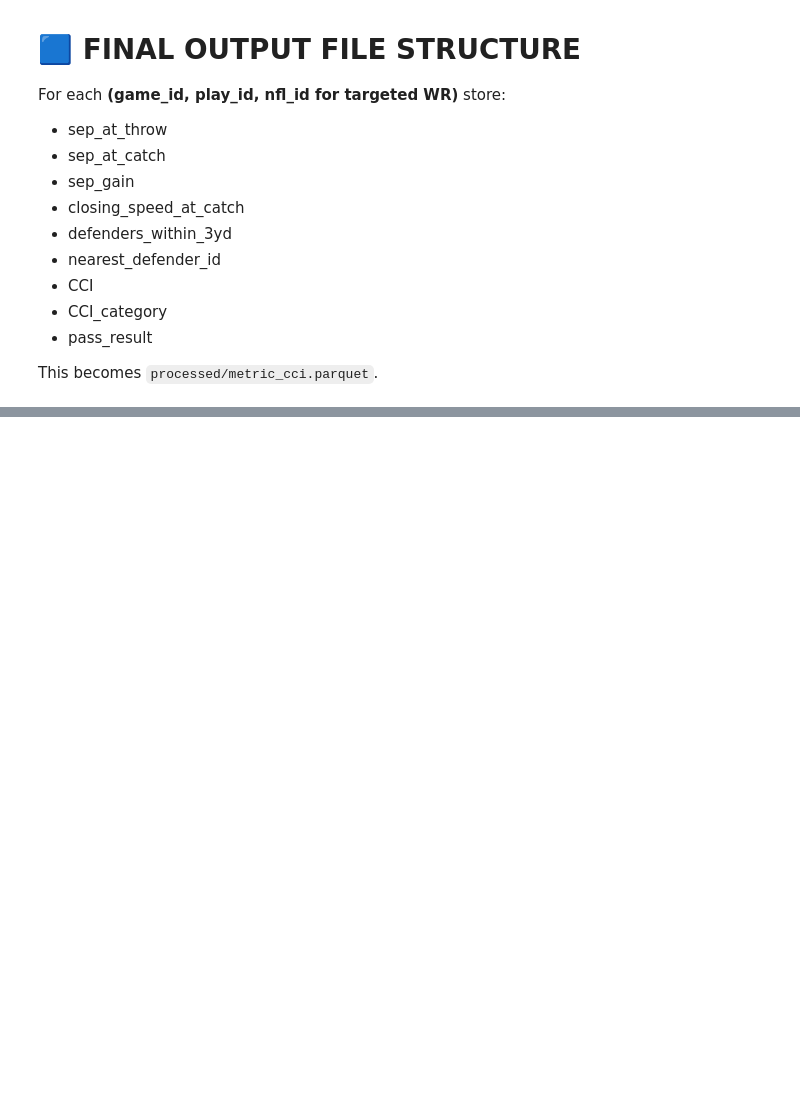
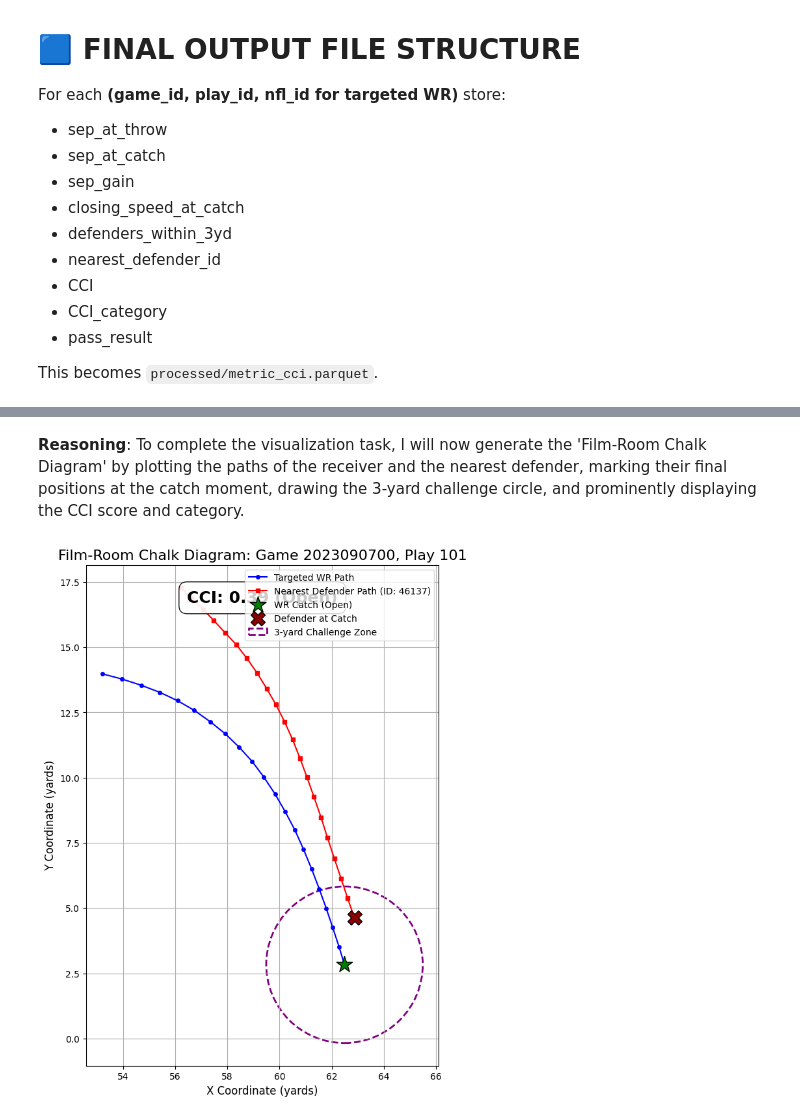
Before and after one commit to muma005/nfl-ball-flight-analysis, a Jupyter notebook: notebooks/04_metric_contested_catch.ipynb, the cells around one changed output, grey strips where cells are left out. Saved outputs shown, nothing was run; the diff lists cells and outputs as text; code cells hidden in the pictures; blank space fills up the shorter version.

```diff
--- a/notebooks/04_metric_contested_catch.ipynb
+++ b/notebooks/04_metric_contested_catch.ipynb
@@ -256,0 +785,35 @@ This becomes `processed/metric_cci.parquet`.
+# %% [markdown]
+**Reasoning**:
+To complete the visualization task, I will now generate the 'Film-Room Chalk Diagram' by plotting the paths of the receiver and the nearest defender, marking their final positions at the catch moment, drawing the 3-yard challenge circle, and prominently displaying the CCI score and category.
+# %%
+fig, ax = plt.subplots(figsize=(12, 10))
+
+# Plot WR path (blue)
+ax.plot(wr_path_data['x'], wr_path_data['y'], color='blue', linestyle='-', marker='o', markersize=4, label='Targeted WR Path')
+
+# Plot DB path (red)
+ax.plot(defender_path_data['x'], defender_path_data['y'], color='red', linestyle='-', marker='s', markersize=4, label=f'Nearest Defender Path (ID: {int(nearest_defender_id)})')
+
+# Plot WR catch location
+ax.scatter(wr_catch_data['x'], wr_catch_data['y'], color=get_cci_color(selected_cci_category), marker='*', s=350, label=f'WR Catch ({selected_cci_category})', edgecolor='black', zorder=5)
+
+# Plot DB location at catch
+ax.scatter(def_catch_data['x'], def_catch_data['y'], color='darkred', marker='X', s=250, label='Defender at Catch', edgecolor='black', zorder=5)
+
+# Draw 3-yard challenge circle around WR catch location
+challenge_circle = patches.Circle((wr_catch_data['x'], wr_catch_data['y']), radius=3, edgecolor='purple', facecolor='none', linestyle='--', linewidth=2, label='3-yard Challenge Zone')
+ax.add_patch(challenge_circle)
+
+# Add CCI label prominently
+ax.text(0.5, 0.95, f'CCI: {cci_value:.2f} ({selected_cci_category})', transform=ax.transAxes, fontsize=18, fontweight='bold', ha='center',
+        bbox=dict(facecolor='white', alpha=0.9, edgecolor='black', boxstyle='round,pad=0.5'), verticalalignment='top')
+
+ax.set_title(f'Film-Room Chalk Diagram: Game {selected_game_id}, Play {selected_play_id}', fontsize=16)
+ax.set_xlabel('X Coordinate (yards)', fontsize=12)
+ax.set_ylabel('Y Coordinate (yards)', fontsize=12)
+ax.set_aspect('equal', adjustable='box')
+ax.legend(fontsize=10)
+ax.grid(True)
+plt.show()
+# %% [output]
+[figure, added]
```
Also changed, not shown: parts of 39 cells of this notebook.
